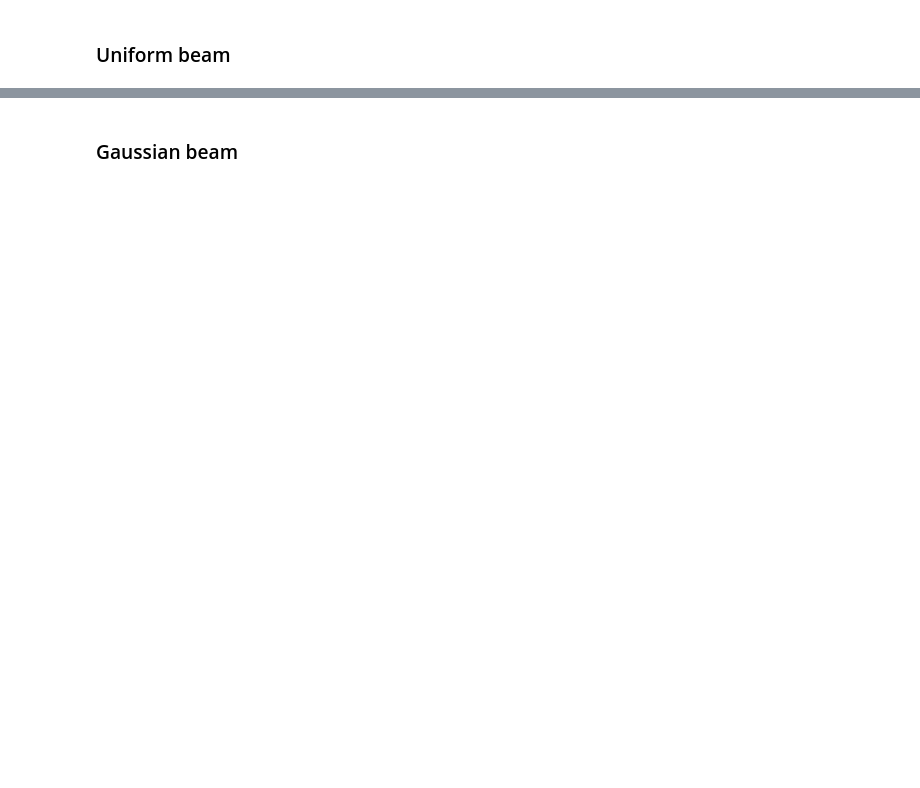
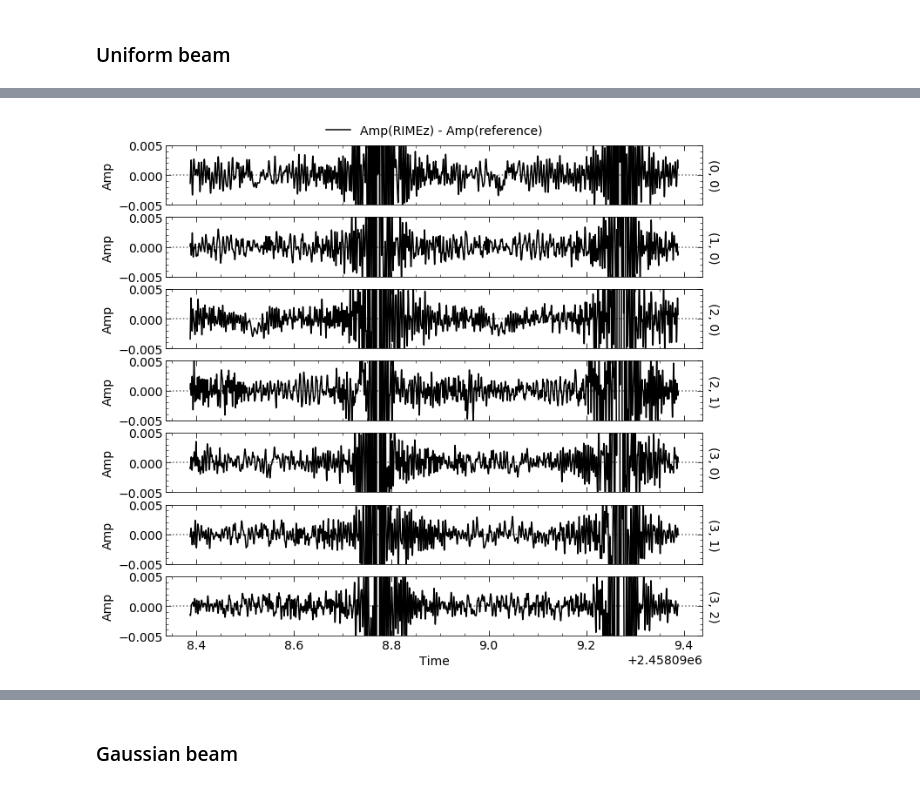
Before and after one commit to HERA-Team/hera-validation, a Jupyter notebook: test-series/-1/test-neg1.1.0.ipynb, the cells around one changed output, grey strips where cells are left out. Cells and saved outputs as stored; diff of their text form; code cells hidden in the pictures; blank space fills up the shorter version.

```diff
--- a/test-series/-1/test-neg1.1.0.ipynb
+++ b/test-series/-1/test-neg1.1.0.ipynb
@@ -234,0 +280,9 @@ for ax in ax3[2:]:
+# %%
+# |RIMEz| - |reference|
+fig, ax = plt.subplots(len(bls_12), 1, sharex='col', figsize=(10, 9))
+plot_time_axis(uvd_ref_12_uniform, uvd_rimez_12_uniform, bls_12, component='amp',
+               difference=True, diff_first=False, fig=fig)
+for axis in ax:
+    axis.set_ylim([-0.005, 0.005])
+# %% [output]
+[figure, added]
```
Also changed, not shown: parts of 42 cells of this notebook.
